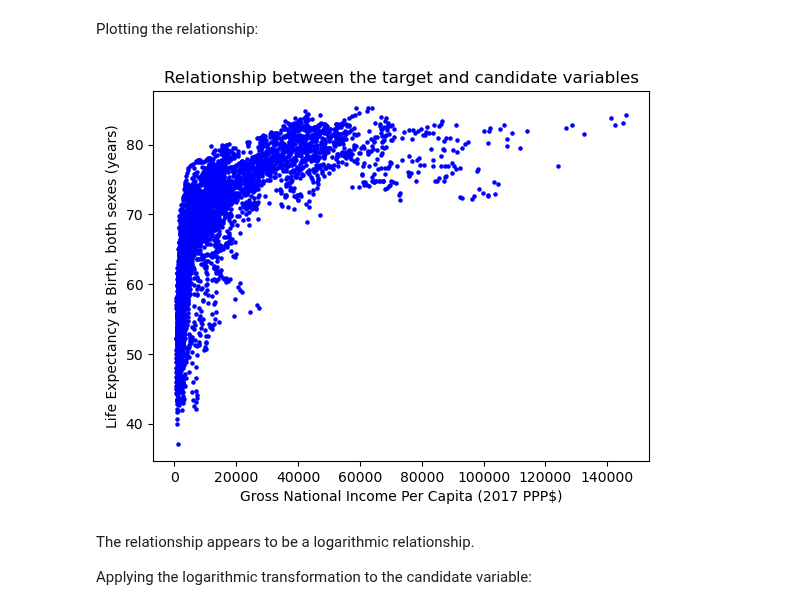
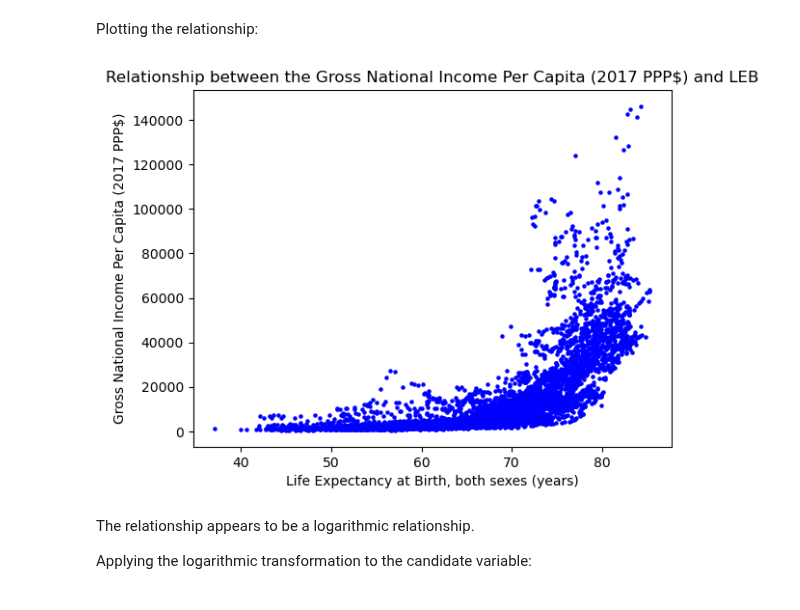
Before and after one commit to GiacomoGuidotto/DAT565, a Jupyter notebook: assignment-4/assignment-4.ipynb, the cells around one changed output. Drawn from its saved outputs; the diff is of its cells as text; code cells hidden in the pictures.

Commit message:
fix: fix axis for problem 3 scatter plot

```diff
--- a/assignment-4/assignment-4.ipynb
+++ b/assignment-4/assignment-4.ipynb
@@ -122,13 +133,13 @@ Plotting the relationship:
 # %%
 second_candidate_variables = 'Gross National Income Per Capita (2017 PPP$)'
 
-plt.scatter(data_train[second_candidate_variables], data_train[target_variable], color='blue', s=5)
-plt.title('Relationship between the target and candidate variables')
-plt.xlabel(second_candidate_variables)
-plt.ylabel(target_variable)
+plt.scatter(data_train[target_variable], data_train[second_candidate_variables], color='blue', s=5)
+plt.title('Relationship between the Gross National Income Per Capita (2017 PPP$) and LEB')
+plt.xlabel(target_variable)
+plt.ylabel(second_candidate_variables)
 plt.show()
 # %% [output]
-[figure, old version]
+[figure, new version]
 # %% [markdown]
 The relationship appears to be a logarithmic relationship.
 
```
Also changed, not shown: parts of 3 cells of this notebook, 1 other file.
